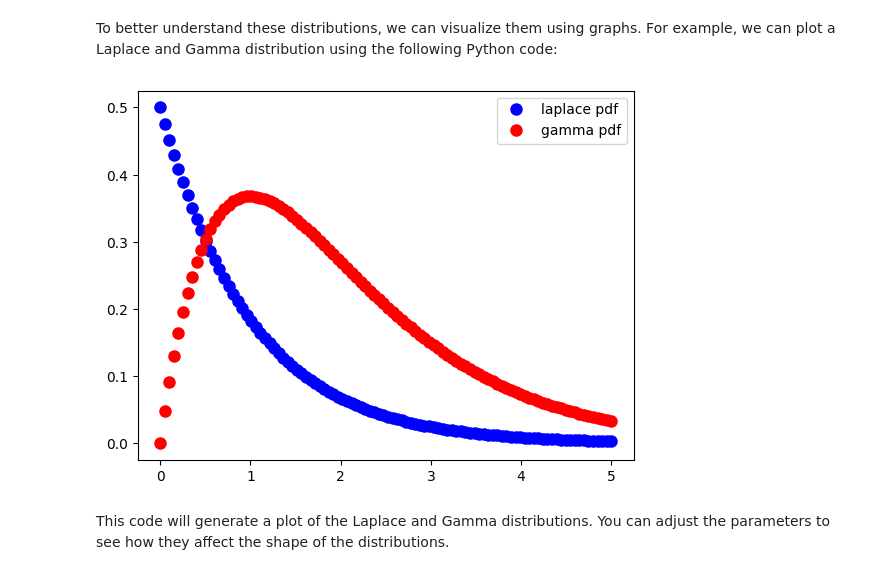
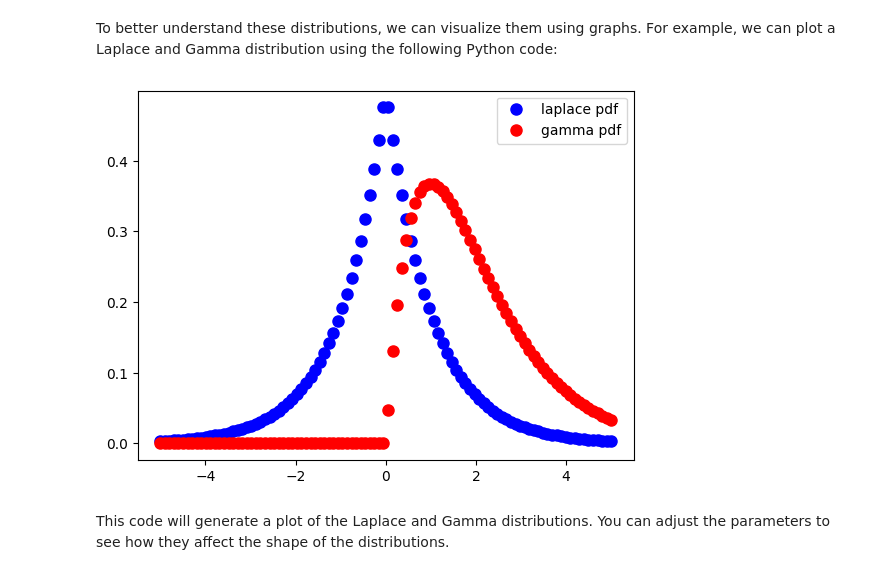
Before and after one commit to MR-ARMA/ML-Learning-Journey, a Jupyter notebook: ML/Machine-Learning-handbook/chapter_1_part_1.ipynb, the cells around one changed output. Saved outputs shown, nothing was run; the diff lists cells and outputs as text; code cells hidden in the pictures.

Commit message:
update graphical representation

```diff
--- a/ML/Machine-Learning-handbook/chapter_1_part_1.ipynb
+++ b/ML/Machine-Learning-handbook/chapter_1_part_1.ipynb
@@ -310,20 +310,20 @@ from scipy.stats import laplace, gamma
 # %%
 # Define the parameters
 mu = 0  # location parameter
 b = 1  # scale parameter
 alpha = 2  # shape parameter
 beta = 1  # rate parameter
 
 # Generate a range of values
-x = np.linspace(0, 5, 100)
+x = np.linspace(-5, 5, 100)
 
 # Calculate the pdf for these values
 plt.plot(x, laplace.pdf(x, loc=mu, scale=b), 'bo', ms=8, label='laplace pdf')
 plt.plot(x, gamma.pdf(x, a=alpha, scale=1/beta), 'ro', ms=8, label='gamma pdf')
 
 plt.legend()
 plt.show()
 # %% [output]
-[figure, old version]
+[figure, new version]
 # %% [markdown]
 This code will generate a plot of the Laplace and Gamma distributions. You can adjust the parameters to see how they affect the shape of the distributions.
```
Also changed, not shown: parts of 3 cells of this notebook.
